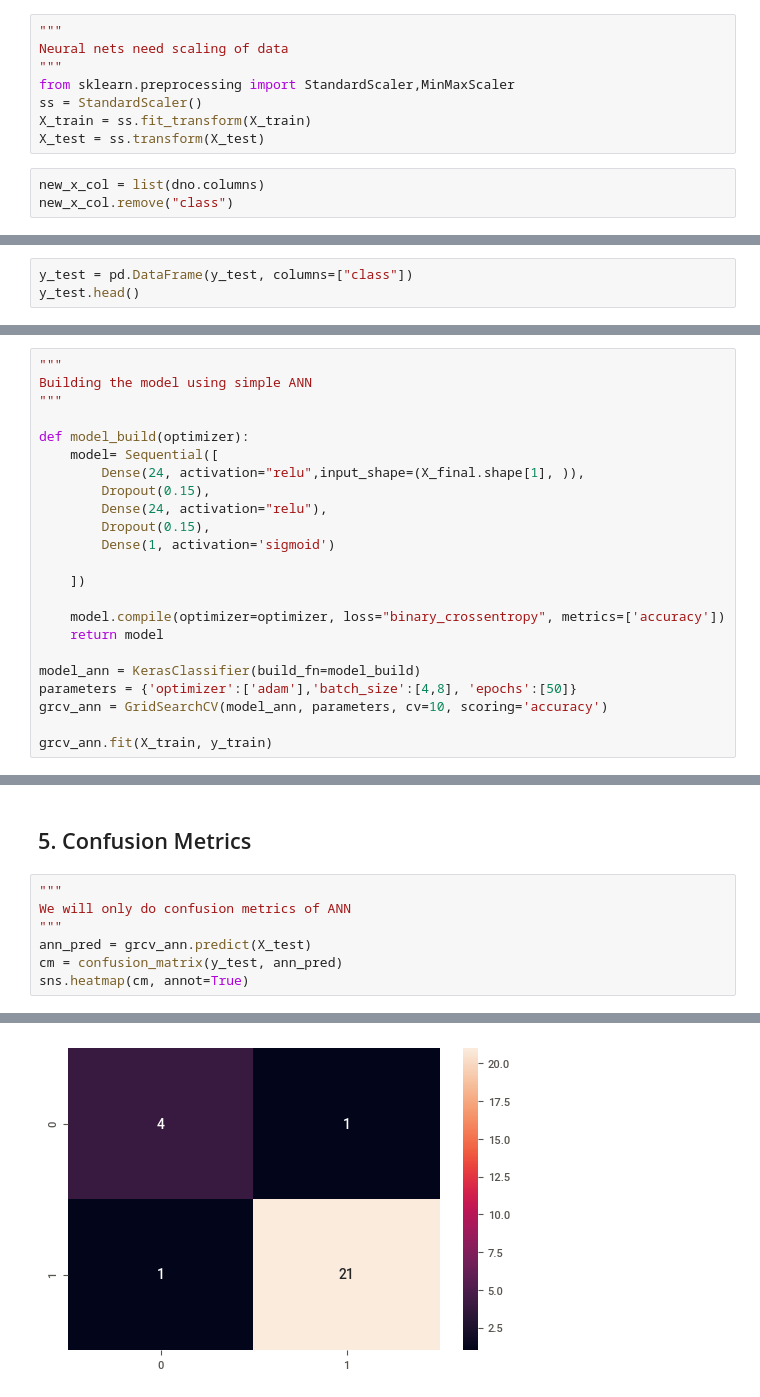
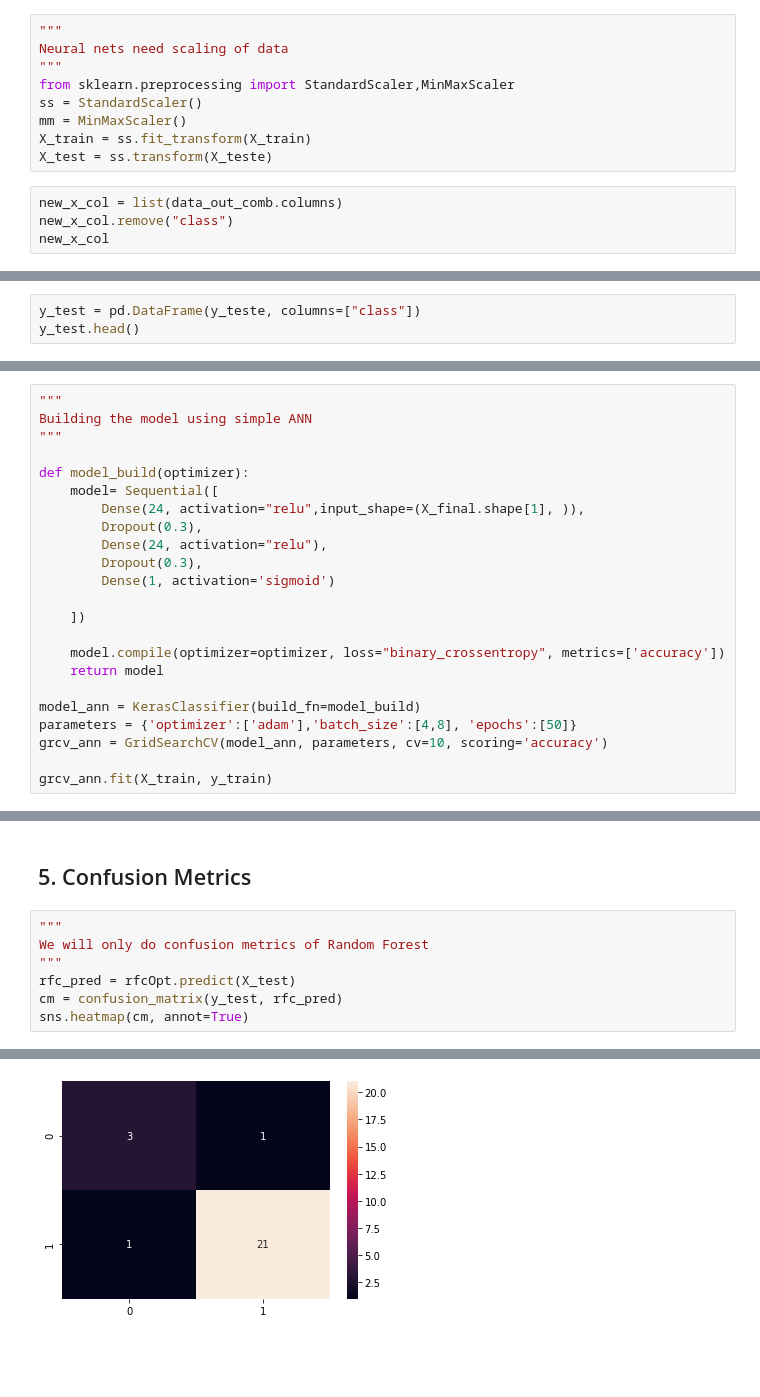
Before and after one commit to PDahal2871/Hepatitis-Survival-Prediction, a Jupyter notebook: HSP.ipynb, the cells around one changed output, grey strips where cells are left out. Saved outputs shown, nothing was run; the diff lists cells and outputs as text; blank space fills up the shorter version.

```diff
--- a/HSP.ipynb
+++ b/HSP.ipynb
@@ -1215,8 +1372,10 @@ Neural nets need scaling of data
 """
 from sklearn.preprocessing import StandardScaler,MinMaxScaler
 ss = StandardScaler()
+mm = MinMaxScaler()
 X_train = ss.fit_transform(X_train)
-X_test = ss.transform(X_test)
+X_test = ss.transform(X_teste)
 # %%
-new_x_col = list(dno.columns)
+new_x_col = list(data_out_comb.columns)
 new_x_col.remove("class")
+new_x_col
@@ -1246,5 +1426,5 @@ y_train.head()
 # %%
-y_test = pd.DataFrame(y_test, columns=["class"])
+y_test = pd.DataFrame(y_teste, columns=["class"])
 y_test.head()
 # %% [output]
 |  | class |
@@ -1261,9 +1451,9 @@ Building the model using simple ANN
 def model_build(optimizer):
     model= Sequential([
         Dense(24, activation="relu",input_shape=(X_final.shape[1], )),
-        Dropout(0.15),
+        Dropout(0.3),
         Dense(24, activation="relu"),
-        Dropout(0.15),
+        Dropout(0.3),
         Dense(1, activation='sigmoid')
 
     ])
@@ -1542,12 +1756,12 @@ y=Live (probability 0.833) top features
 ## 5. Confusion Metrics
 # %%
 """
-We will only do confusion metrics of ANN
+We will only do confusion metrics of Random Forest
 """
-ann_pred = grcv_ann.predict(X_test)
-cm = confusion_matrix(y_test, ann_pred)
+rfc_pred = rfcOpt.predict(X_test)
+cm = confusion_matrix(y_test, rfc_pred)
 sns.heatmap(cm, annot=True)
 # %% [output]
 <matplotlib.axes._subplots.AxesSubplot at 0x...>
-[figure, old version]
+[figure, new version]
 # %%
```
Also changed, not shown: parts of 92 cells of this notebook, 10 other files.
